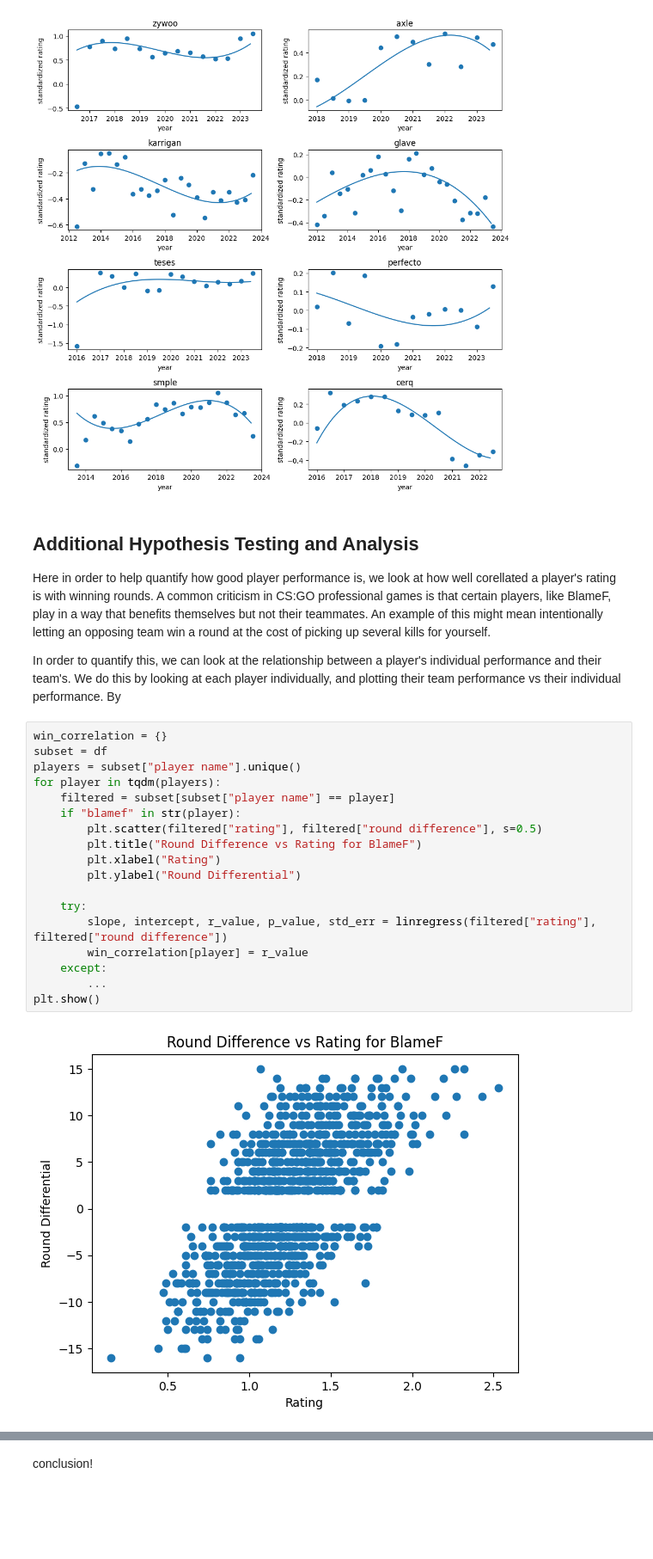
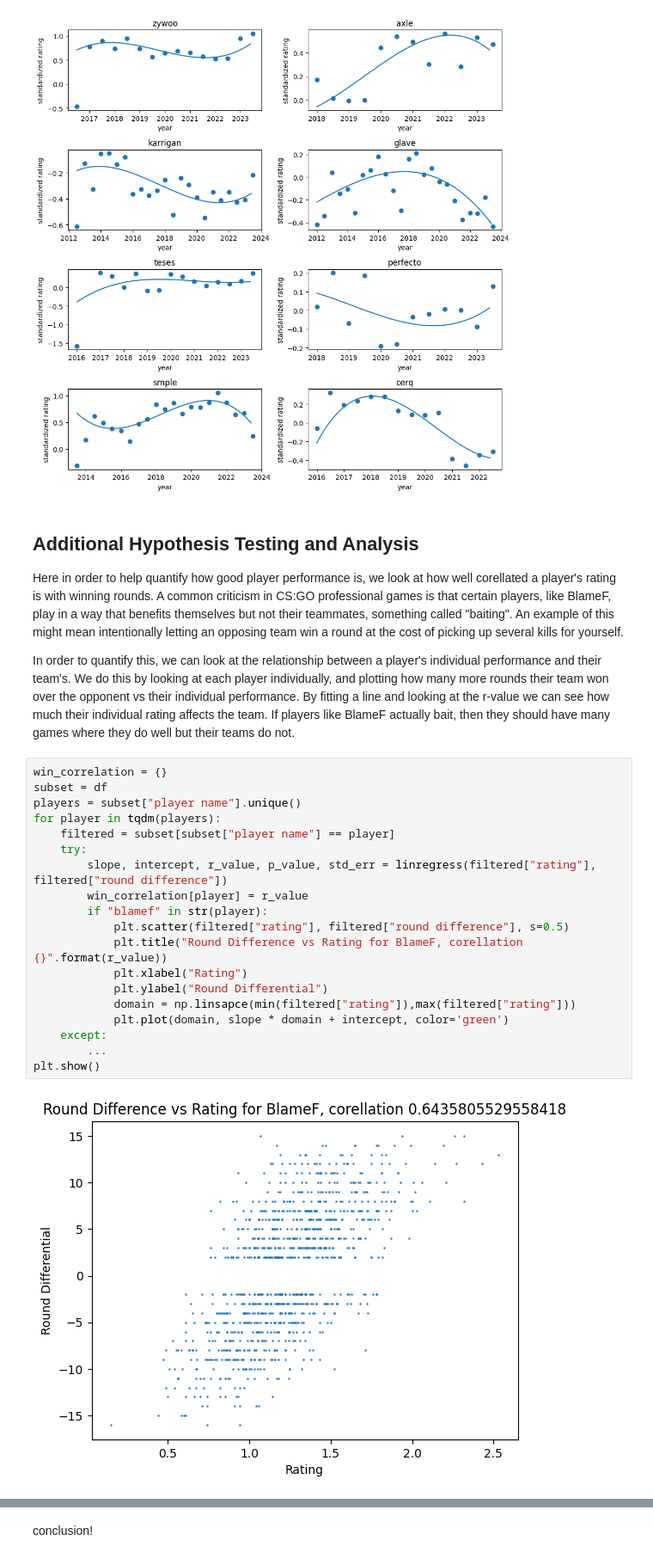
Before and after one commit to condulences/condulences.github.io, a Jupyter notebook: final.ipynb, the cells around one changed output, grey strips where cells are left out. Shown at 86% size. Saved outputs shown, nothing was run; the diff lists cells and outputs as text; blank space fills up the shorter version.

```diff
--- a/final.ipynb
+++ b/final.ipynb
@@ -520,26 +520,27 @@ for i in range(len(notable_players)):
 # %% [markdown]
 ## Additional Hypothesis Testing and Analysis
 
-Here in order to help quantify how good player performance is, we look at how well corellated a player's rating is with winning rounds. A common criticism in CS:GO professional games is that certain players, like BlameF, play in a way that benefits themselves but not their teammates.  An example of this might mean intentionally letting an opposing team win a round at the cost of picking up several kills for yourself.
+Here in order to help quantify how good player performance is, we look at how well corellated a player's rating is with winning rounds. A common criticism in CS:GO professional games is that certain players, like BlameF, play in a way that benefits themselves but not their teammates, something called "baiting".  An example of this might mean intentionally letting an opposing team win a round at the cost of picking up several kills for yourself.
 
-In order to quantify this, we can look at the relationship between a player's individual performance and their team's. We do this by looking at each player individually, and plotting their team performance vs their individual performance. By
+In order to quantify this, we can look at the relationship between a player's individual performance and their team's. We do this by looking at each player individually, and plotting how many more rounds their team won over the opponent vs their individual performance. By fitting a line and looking at the r-value we can see how much their individual rating affects the team.  If players like BlameF actually bait, then they should have many games where they do well but their teams do not.
 # %%
 win_correlation = {}
 subset = df
 players = subset["player name"].unique()
 for player in tqdm(players):
     filtered = subset[subset["player name"] == player]
-    if "blamef" in str(player):
-        plt.scatter(filtered["rating"], filtered["round difference"], s=0.5)
-        plt.title("Round Difference vs Rating for BlameF")
-        plt.xlabel("Rating")
-        plt.ylabel("Round Differential")
-
     try:
         slope, intercept, r_value, p_value, std_err = linregress(filtered["rating"], filtered["round difference"])
         win_correlation[player] = r_value
+        if "blamef" in str(player):
+            plt.scatter(filtered["rating"], filtered["round difference"], s=0.5)
+            plt.title("Round Difference vs Rating for BlameF, corellation {}".format(r_value))
+            plt.xlabel("Rating")
+            plt.ylabel("Round Differential")
+            domain = np.linsapce(min(filtered["rating"]),max(filtered["rating"]))
+            plt.plot(domain, slope * domain + intercept, color='green')
     except:
         ...
 plt.show()
 # %% [output]
-[figure, old version]
+[figure, new version]
```
Also changed, not shown: parts of 3 cells of this notebook.
